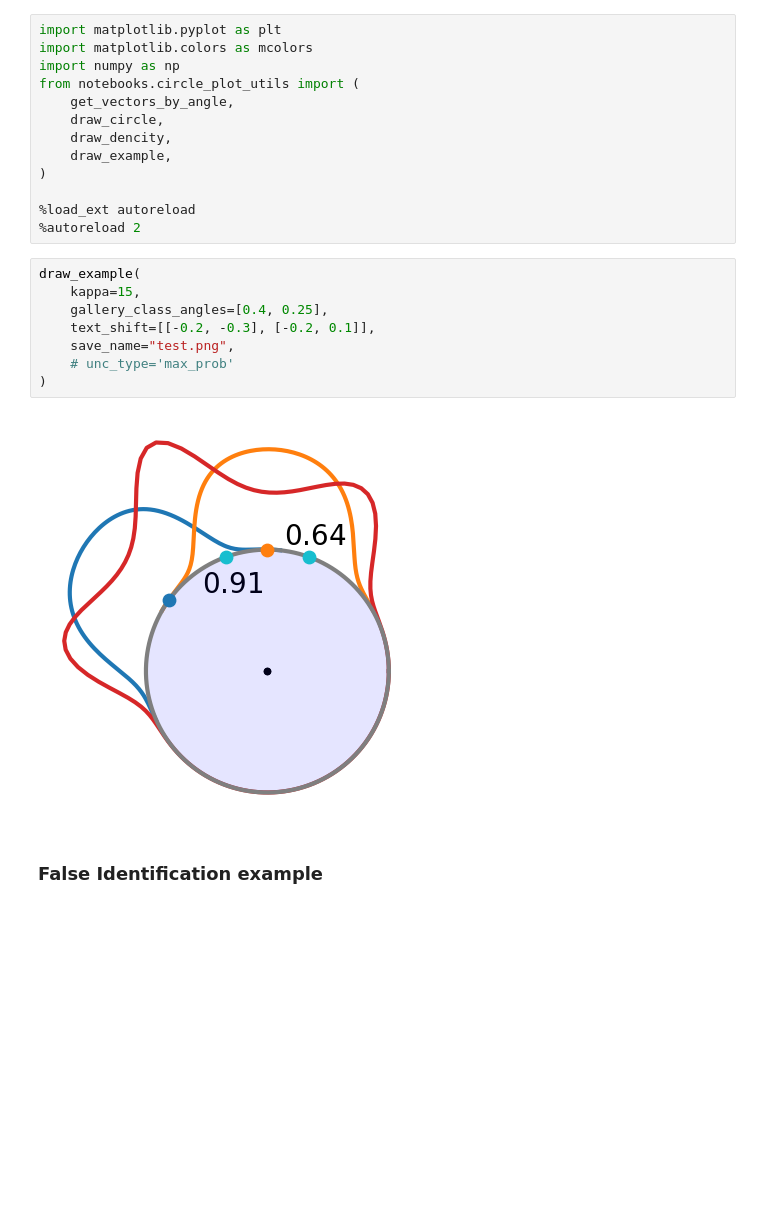
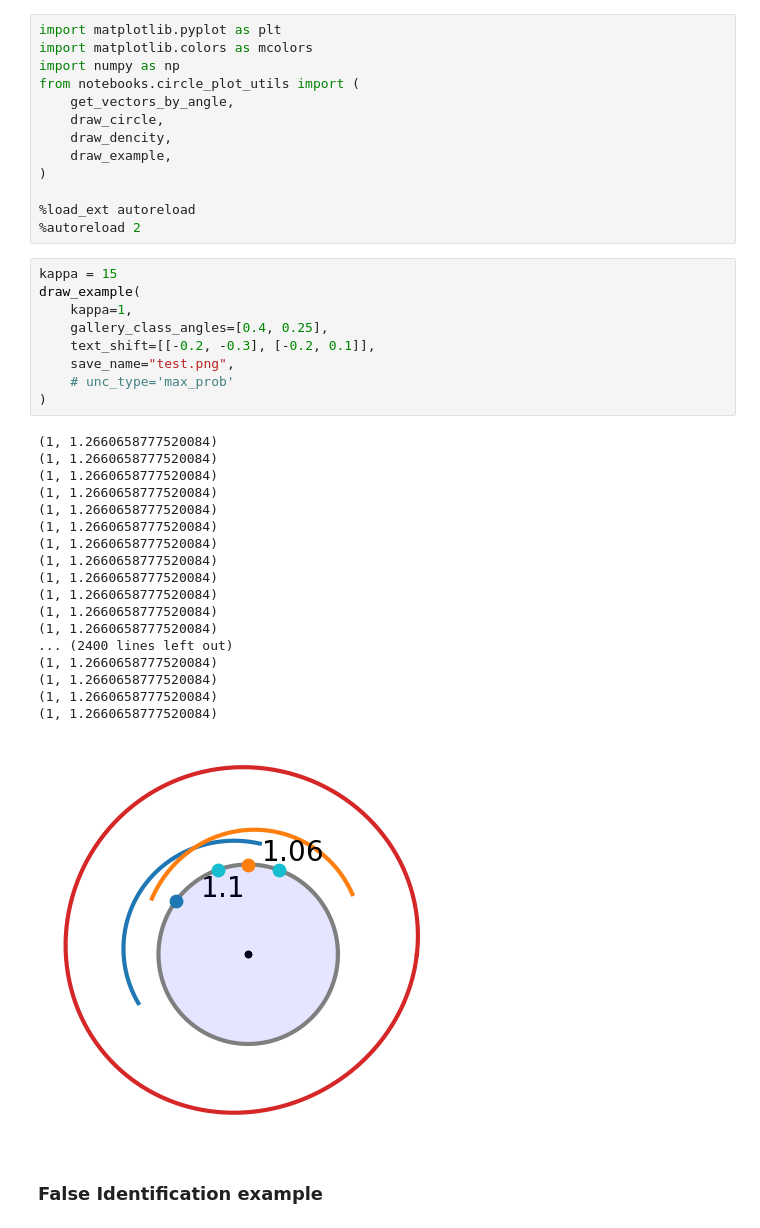
Before and after one commit to Leonid-Erlygin/text_uncertainty, a Jupyter notebook: notebooks/paper_method_plot.ipynb, the cells around one changed output. Cells and saved outputs as stored; diff of their text form; blank space fills up the shorter version.

```diff
--- a/notebooks/paper_method_plot.ipynb
+++ b/notebooks/paper_method_plot.ipynb
@@ -21,15 +21,33 @@ from notebooks.circle_plot_utils import (
 %load_ext autoreload
 %autoreload 2
 # %%
+kappa = 15
 draw_example(
-    kappa=15,
+    kappa=1,
     gallery_class_angles=[0.4, 0.25],
     text_shift=[[-0.2, -0.3], [-0.2, 0.1]],
     save_name="test.png",
     # unc_type='max_prob'
 )
 # %% [output]
+(1, 1.2660658777520084)
+(1, 1.2660658777520084)
+(1, 1.2660658777520084)
+(1, 1.2660658777520084)
+(1, 1.2660658777520084)
+(1, 1.2660658777520084)
+(1, 1.2660658777520084)
+(1, 1.2660658777520084)
+(1, 1.2660658777520084)
+(1, 1.2660658777520084)
+(1, 1.2660658777520084)
+(1, 1.2660658777520084)
+... (2400 lines left out)
+(1, 1.2660658777520084)
+(1, 1.2660658777520084)
+(1, 1.2660658777520084)
+(1, 1.2660658777520084)
-[figure, old version]
+[figure, new version]
 # %% [markdown]
 ### False Identification example
 # %%
```
Also changed, not shown: 15 other files.
